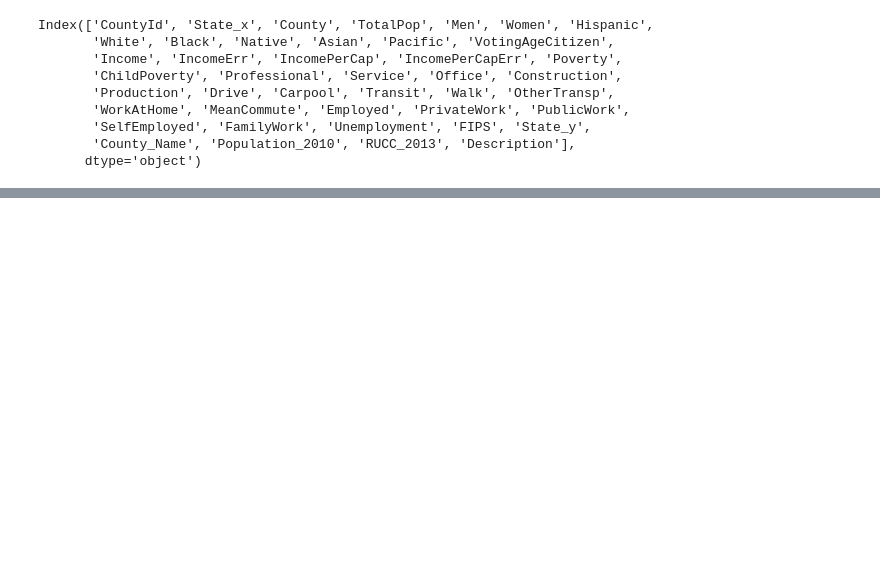
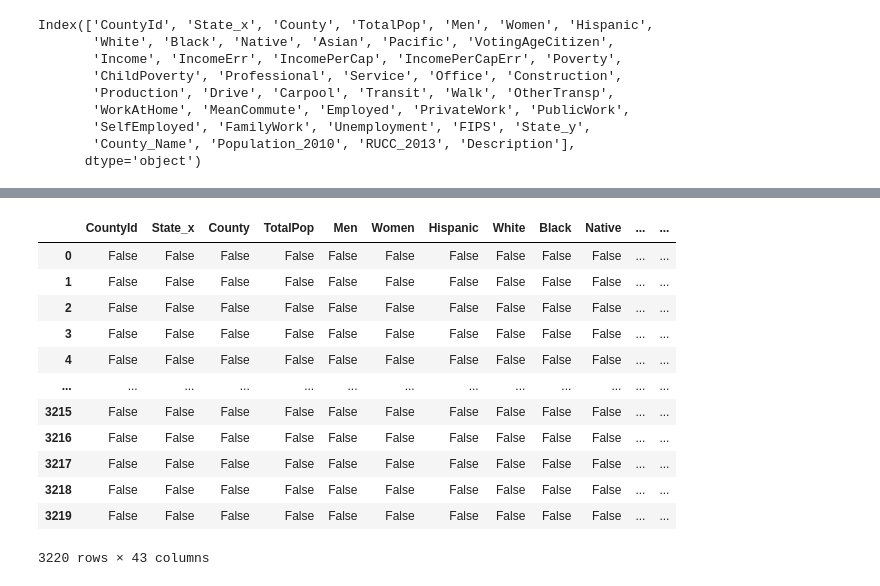
Before and after one commit to vharkar/305-virginia-census-data, a Jupyter notebook: assets/pandas_eda.ipynb, the cells around one changed output, grey strips where cells are left out. Drawn from its saved outputs; the diff is of its cells as text; code cells hidden in the pictures; blank space fills up the shorter version.

```diff
--- a/assets/pandas_eda.ipynb
+++ b/assets/pandas_eda.ipynb
@@ -168,0 +266,16 @@ state['Income'].max()
+# %%
+pd.isnull(usofa)
+# %% [output]
+|  | CountyId | State_x | County | TotalPop | Men | Women | Hispanic | White | Black | Native | ... | ... |
+| 0 | False | False | False | False | False | False | False | False | False | False | ... | ... |
+| 1 | False | False | False | False | False | False | False | False | False | False | ... | ... |
+| 2 | False | False | False | False | False | False | False | False | False | False | ... | ... |
+| 3 | False | False | False | False | False | False | False | False | False | False | ... | ... |
+| 4 | False | False | False | False | False | False | False | False | False | False | ... | ... |
+| ... | ... | ... | ... | ... | ... | ... | ... | ... | ... | ... | ... | ... |
+| 3215 | False | False | False | False | False | False | False | False | False | False | ... | ... |
+| 3216 | False | False | False | False | False | False | False | False | False | False | ... | ... |
+| 3217 | False | False | False | False | False | False | False | False | False | False | ... | ... |
+| 3218 | False | False | False | False | False | False | False | False | False | False | ... | ... |
+| 3219 | False | False | False | False | False | False | False | False | False | False | ... | ... |
+3220 rows × 43 columns
```
Also changed, not shown: parts of 16 cells of this notebook, 1 other file.
